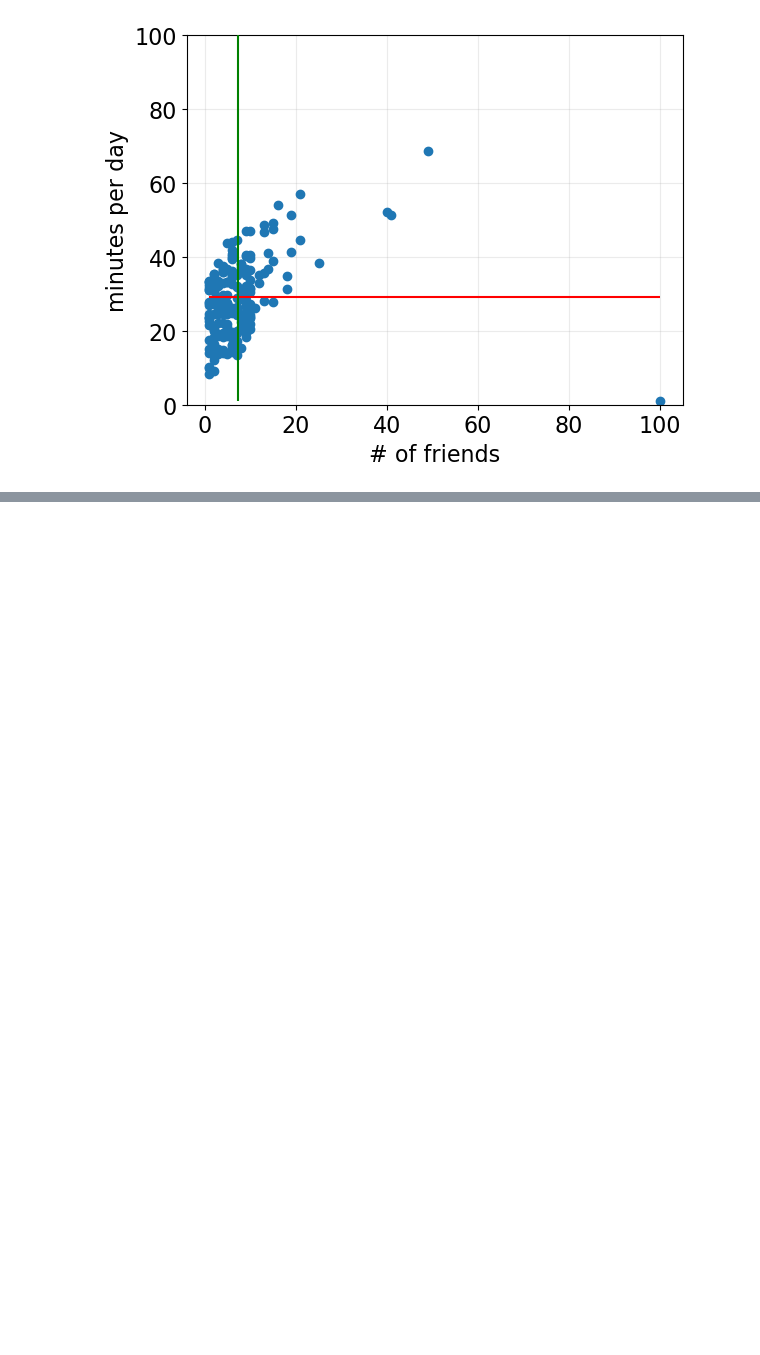
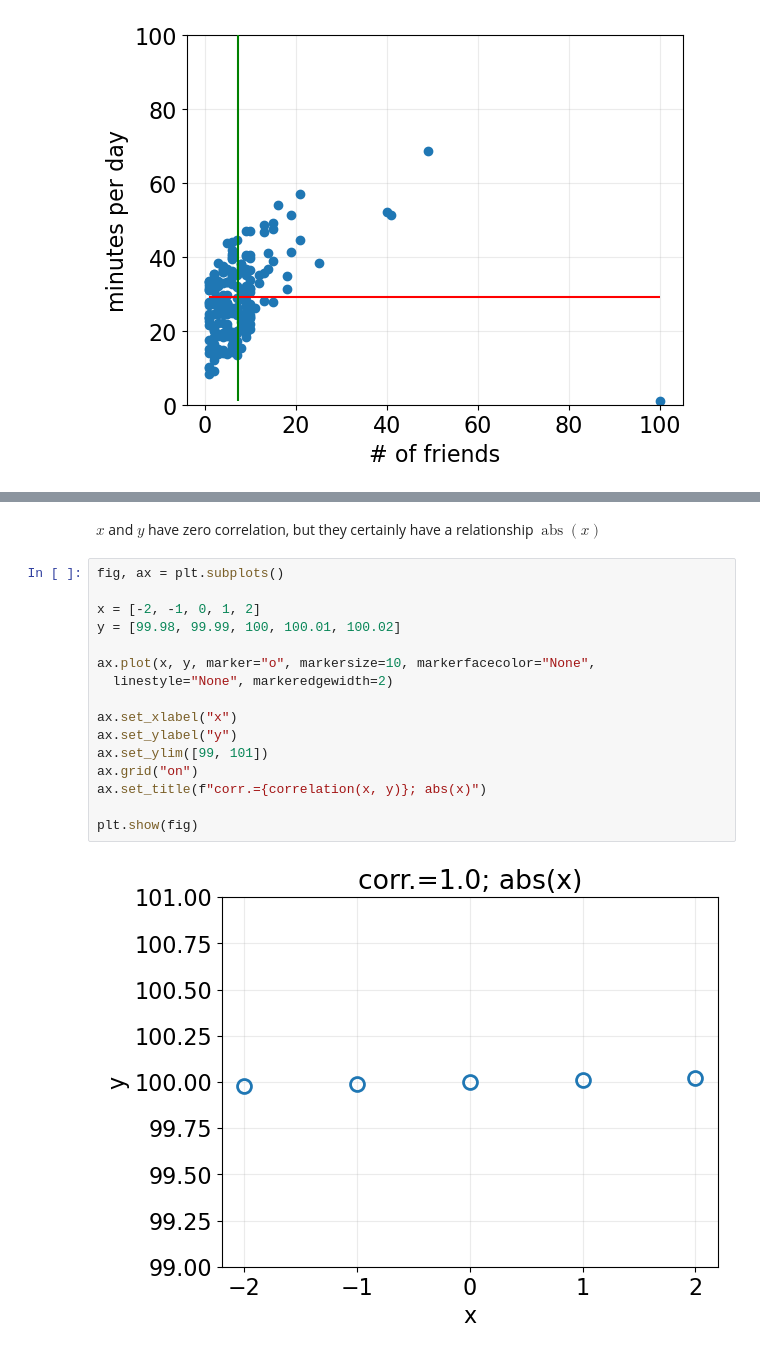
Before and after one commit to LugoBlogger/AK-201-426-data-science, a Jupyter notebook: ch-05.ipynb, the cells around one changed output, grey strips where cells are left out. Saved outputs shown, nothing was run; the diff lists cells and outputs as text; blank space fills up the shorter version.

```diff
--- a/ch-05.ipynb
+++ b/ch-05.ipynb
@@ -154,0 +218,21 @@ TypeError: unsupported operand type(s) for /: 'list' and 'int'
+# %% [markdown]
+$x$ and $y$ have zero correlation, but they certainly have a relationship
+$\operatorname{abs}(x)$
+# %%
+fig, ax = plt.subplots()
+
+x = [-2, -1, 0, 1, 2]
+y = [99.98, 99.99, 100, 100.01, 100.02]
+
+ax.plot(x, y, marker="o", markersize=10, markerfacecolor="None",
+  linestyle="None", markeredgewidth=2)
+
+ax.set_xlabel("x")
+ax.set_ylabel("y")
+ax.set_ylim([99, 101])
+ax.grid("on")
+ax.set_title(f"corr.={correlation(x, y)}; abs(x)")
+
+plt.show(fig)
+# %% [output]
+[figure, added]
```
Also changed, not shown: parts of 16 cells of this notebook, 4 other files.
